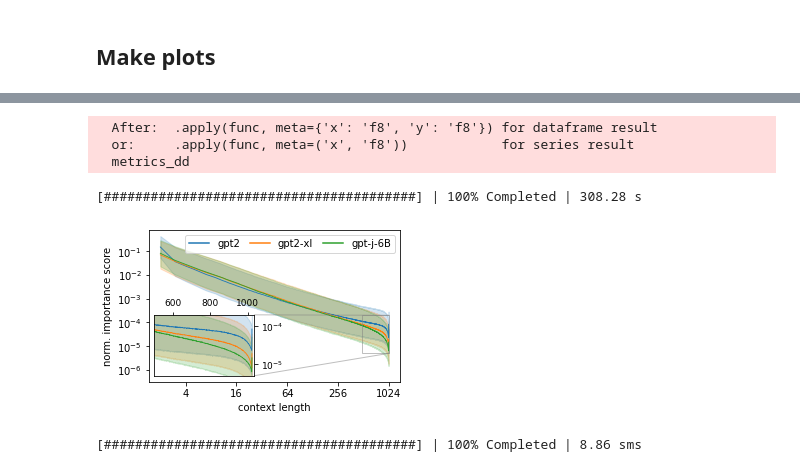
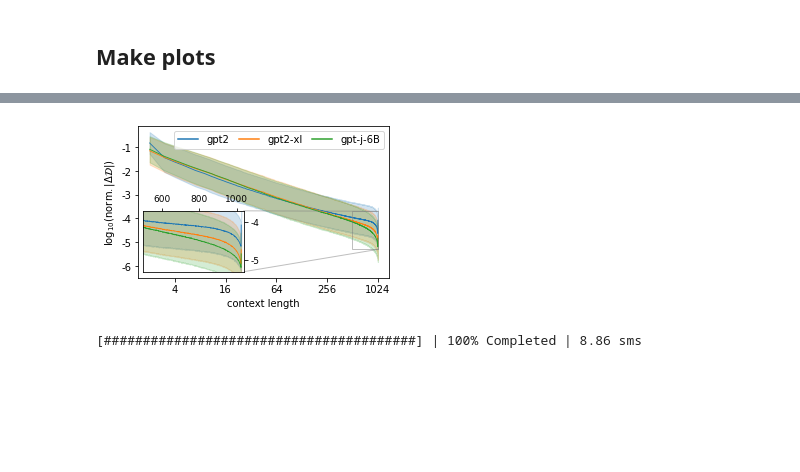
Before and after one commit to cifkao/context-probing, a Jupyter notebook: process_metrics.ipynb, the cells around one changed output, grey strips where cells are left out. Cells and saved outputs as stored; diff of their text form; code cells hidden in the pictures; blank space fills up the shorter version.

```diff
--- a/process_metrics.ipynb
+++ b/process_metrics.ipynb
@@ -295,41 +295,37 @@ def plot(**kwargs):
         x="ctx_len", y="log_imp_norm", hue="model", hue_order=MODELS[::-1], ci="sd",
         lw=0.85,
         **kwargs
     )
 plot()
 plt.xscale("log", base=2)
 plt.ylim(bottom=-6.5)
 plt.gca().xaxis.set_major_formatter("{x:0.0f}")
-plt.gca().yaxis.set_major_formatter("$10^{{{x:0.0f}}}$")
+plt.gca().yaxis.set_major_formatter("{x:0.0f}")
 plt.xlabel("context length")
-plt.ylabel("norm. importance score")
+plt.ylabel(r"$\log_{10}(\mathrm{norm. }|\Delta\mathcal{D}|)$")
 plt.legend(ncol=3, columnspacing=1)
 
 ax_in = plt.gca().inset_axes((0.02, 0.04, 0.4, 0.4))
 plot(ax=ax_in, legend=False)
 ax_in.xaxis.tick_top()
 ax_in.yaxis.tick_right()
 ax_in.tick_params(axis="both", labelsize=9)
 ax_in.set_yticks([-5, -4])
 ax_in.set_yticklabels([])
 ax_in.set_xlim(500, 1036)
 ax_in.set_ylim(-5.3, -3.7)
 ax_in.xaxis.set_major_formatter("{x:0.0f}")
-ax_in.yaxis.set_major_formatter("$10^{{{x:0.0f}}}$")
+ax_in.yaxis.set_major_formatter("{x:0.0f}")
 ax_in.set_xlabel(None)
 ax_in.set_ylabel(None)
 x0, x1 = ax_in.get_xbound()
 y0, y1 = ax_in.get_ybound()
 plt.gca().indicate_inset((x0, y0, x1-x0, y1-y0), inset_ax=ax_in)
 
 plt.savefig("figs/ctx_len_vs_imp.pdf", bbox_inches="tight")
 plt.show()
 # %% [output]
-  After:  .apply(func, meta={'x': 'f8', 'y': 'f8'}) for dataframe result
-  or:     .apply(func, meta=('x', 'f8'))            for series result
-  metrics_dd
-[########################################] | 100% Completed | 308.28 s
-[figure, old version]
+[figure, new version]
 # %%
 metric = "imp_kl_full"
 
```
Also changed, not shown: parts of 2 cells of this notebook.
